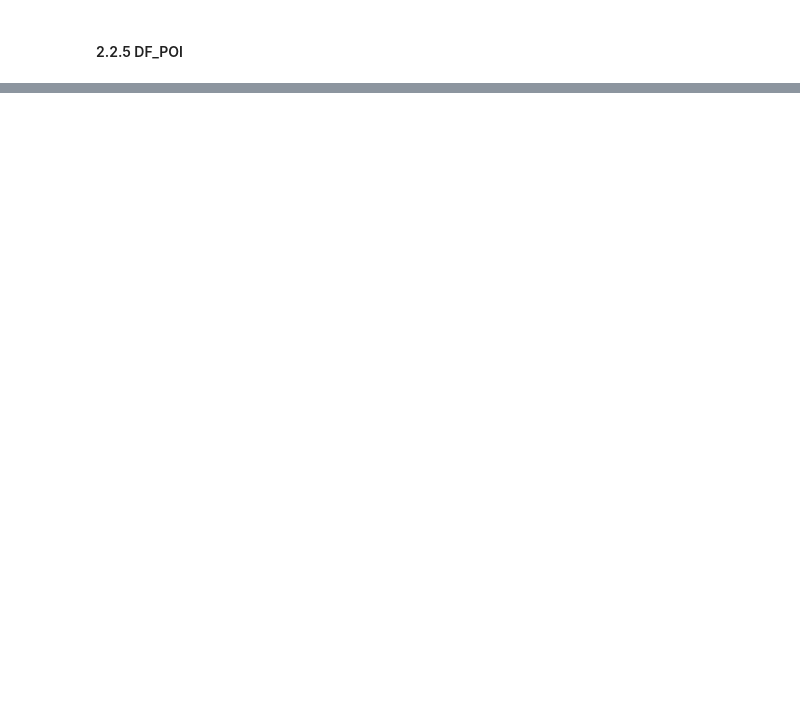
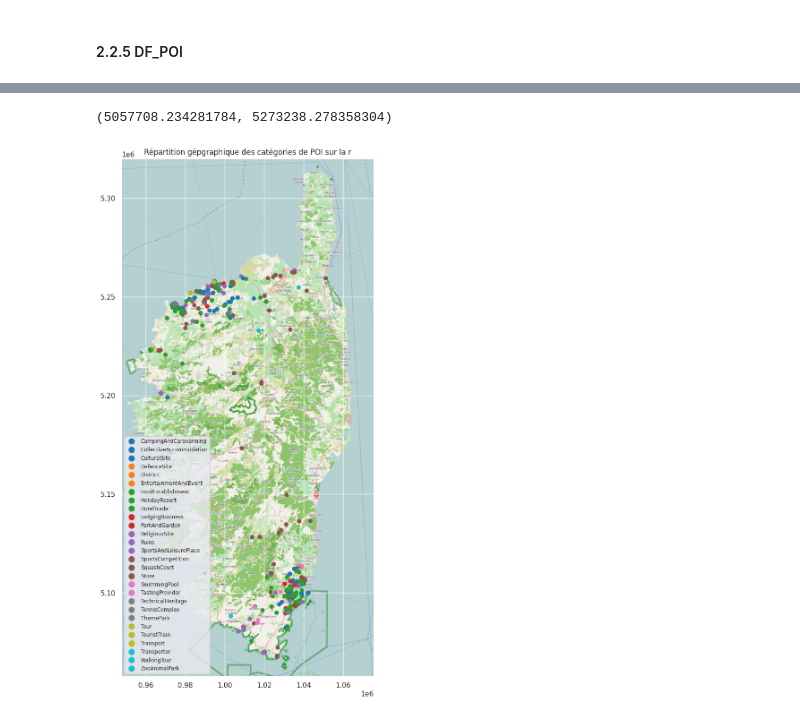
Before and after one commit to ThomasFavrel/ItineraireDeVoyage, a Jupyter notebook: Notebboks/Exploration.ipynb, the cells around one changed output, grey strips where cells are left out. Cells and saved outputs as stored; diff of their text form; code cells hidden in the pictures; blank space fills up the shorter version.

Commit message:
add ML and corse map

```diff
--- a/Notebboks/Exploration.ipynb
+++ b/Notebboks/Exploration.ipynb
@@ -755,0 +930,9 @@ df_theme
+# %%
+pointoi_gdf = geopandas.GeoDataFrame(df_ML, geometry=geopandas.points_from_xy(df_ML.longitude, df_ML.latitude))
+# %%
+pointoi_gdf = pointoi_gdf.set_crs(epsg=4326)
+pointoi_gdf = pointoi_gdf.to_crs(epsg=3857)
+# %%
+ax.get_ylim()
+# %% [output]
+(5057708.234281784, 5273238.278358304)
@@ -755,0 +946,9 @@ df_theme
+# %%
+plt.rc('legend', fontsize='x-small')
+ax = pointoi_gdf.plot(column='type', legend=True, figsize=(15, 15))
+ax.set_xlim((947769.4326366666, 1075531.723396394))
+ax.set_ylim((5057708.234281784, 5320000.278358304))
+cx.add_basemap(ax, source='corse.tif')
+plt.title('Répartition gépgraphique des catégories de POI sur la r');
+# %% [output]
+[figure, added]
```
Also changed, not shown: parts of 26 cells of this notebook, 3 other files.
